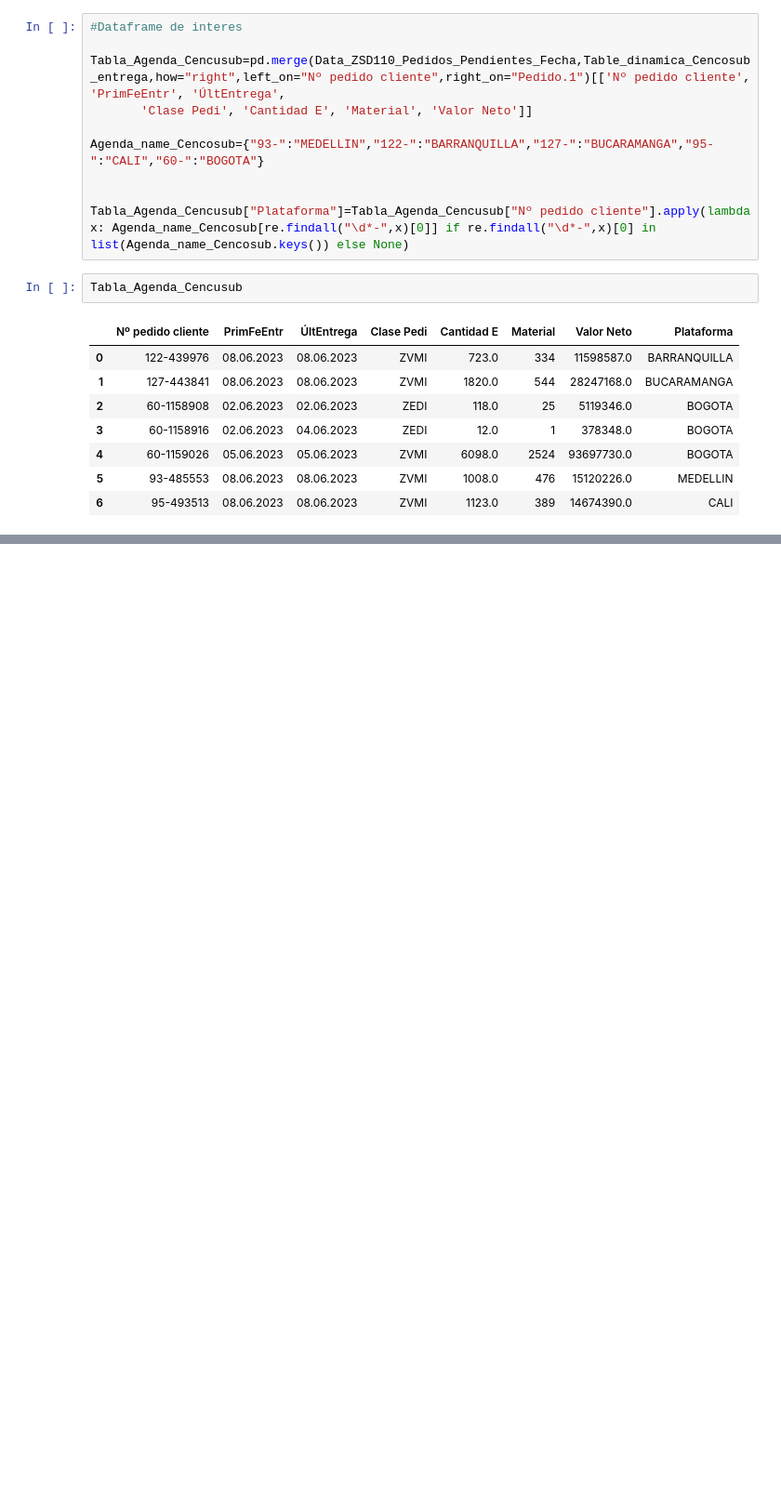
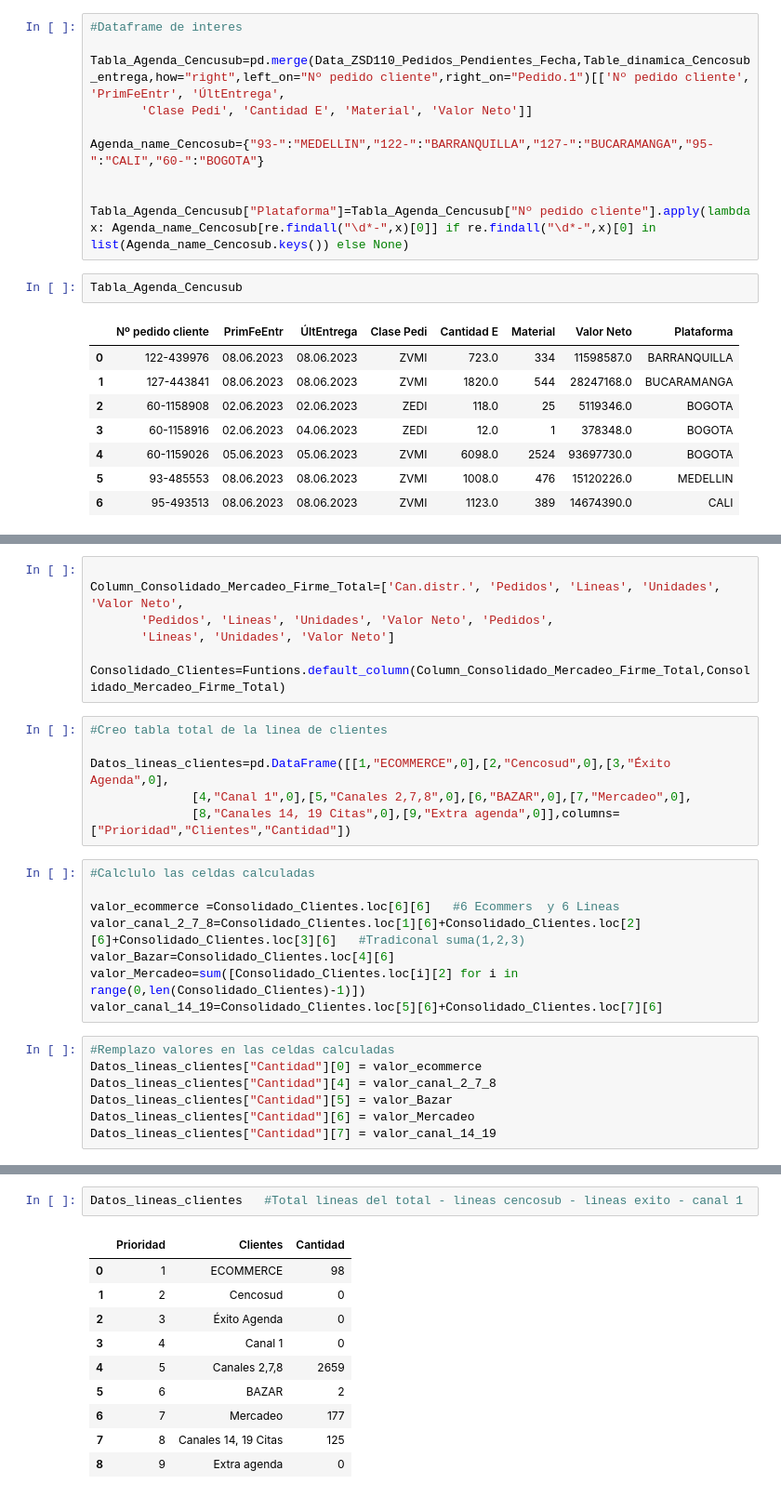
Before and after one commit to DidierMRTZ/Bot_Automa_SAP, a Jupyter notebook: Automatizaciones Prebel/Bot_Disnal_Pendientes/bot_pendiente_Disnal.ipynb, the cells around one changed output, grey strips where cells are left out. Shown at 93% size. Saved outputs shown, nothing was run; the diff lists cells and outputs as text; blank space fills up the shorter version.

```diff
--- a/Automatizaciones Prebel/Bot_Disnal_Pendientes/bot_pendiente_Disnal.ipynb
+++ b/Automatizaciones Prebel/Bot_Disnal_Pendientes/bot_pendiente_Disnal.ipynb
@@ -211,0 +236,28 @@ y
+# %%
+
+Column_Consolidado_Mercadeo_Firme_Total=['Can.distr.', 'Pedidos', 'Lineas', 'Unidades', 'Valor Neto',
+       'Pedidos', 'Lineas', 'Unidades', 'Valor Neto', 'Pedidos',
+       'Lineas', 'Unidades', 'Valor Neto']
+
+Consolidado_Clientes=Funtions.default_column(Column_Consolidado_Mercadeo_Firme_Total,Consolidado_Mercadeo_Firme_Total)
+# %%
+#Creo tabla total de la linea de clientes
+
+Datos_lineas_clientes=pd.DataFrame([[1,"ECOMMERCE",0],[2,"Cencosud",0],[3,"Éxito Agenda",0],
+              [4,"Canal 1",0],[5,"Canales 2,7,8",0],[6,"BAZAR",0],[7,"Mercadeo",0],
+              [8,"Canales 14, 19 Citas",0],[9,"Extra agenda",0]],columns=["Prioridad","Clientes","Cantidad"])
+# %%
+#Calclulo las celdas calculadas
+
+valor_ecommerce =Consolidado_Clientes.loc[6][6]   #6 Ecommers  y 6 Lineas
+valor_canal_2_7_8=Consolidado_Clientes.loc[1][6]+Consolidado_Clientes.loc[2][6]+Consolidado_Clientes.loc[3][6]   #Tradiconal suma(1,2,3)
+valor_Bazar=Consolidado_Clientes.loc[4][6]
+valor_Mercadeo=sum([Consolidado_Clientes.loc[i][2] for i in range(0,len(Consolidado_Clientes)-1)])
+valor_canal_14_19=Consolidado_Clientes.loc[5][6]+Consolidado_Clientes.loc[7][6]
+# %%
+#Remplazo valores en las celdas calculadas
+Datos_lineas_clientes["Cantidad"][0] = valor_ecommerce
+Datos_lineas_clientes["Cantidad"][4] = valor_canal_2_7_8
+Datos_lineas_clientes["Cantidad"][5] = valor_Bazar
+Datos_lineas_clientes["Cantidad"][6] = valor_Mercadeo
+Datos_lineas_clientes["Cantidad"][7] = valor_canal_14_19
@@ -211,0 +285,13 @@ y
+# %%
+Datos_lineas_clientes   #Total lineas del total - lineas cencosub - lineas exito - canal 1
+# %% [output]
+|  | Prioridad | Clientes | Cantidad |
+| 0 | 1 | ECOMMERCE | 98 |
+| 1 | 2 | Cencosud | 0 |
+| 2 | 3 | Éxito Agenda | 0 |
+| 3 | 4 | Canal 1 | 0 |
+| 4 | 5 | Canales 2,7,8 | 2659 |
+| 5 | 6 | BAZAR | 2 |
+| 6 | 7 | Mercadeo | 177 |
+| 7 | 8 | Canales 14, 19 Citas | 125 |
+| 8 | 9 | Extra agenda | 0 |
```
Also changed, not shown: parts of 17 cells of this notebook, 3 other files.
